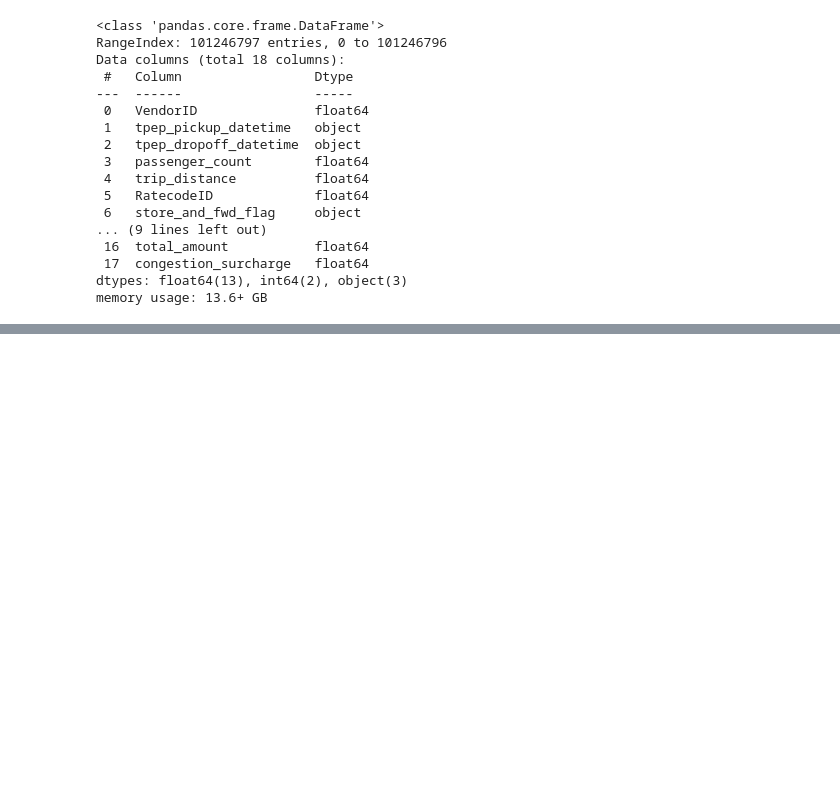
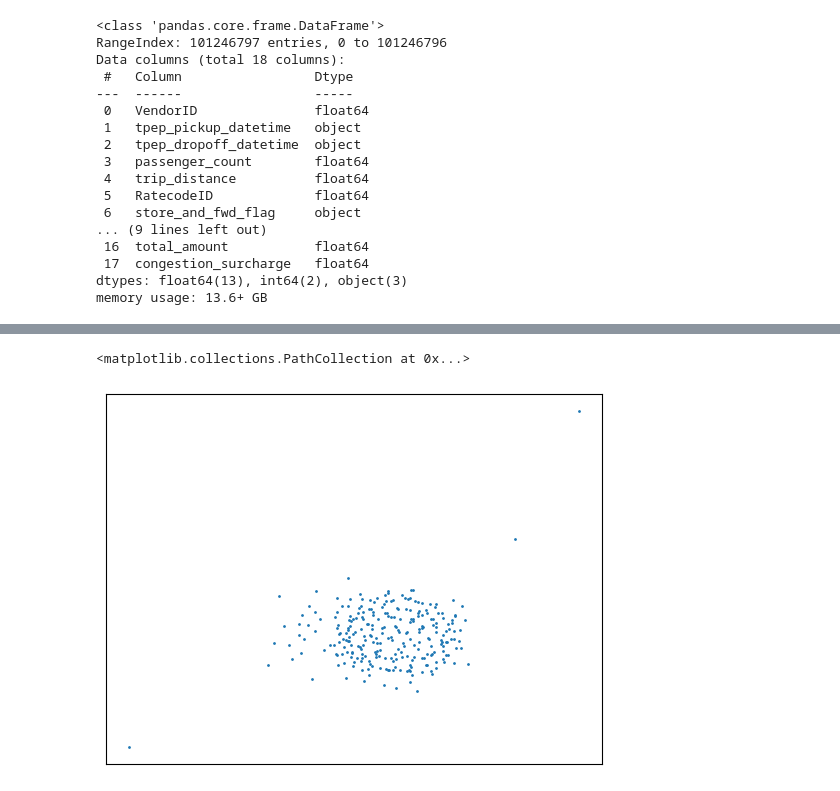
Before and after one commit to XDEBUF/spacio-temporal, a Jupyter notebook: spacio-temporal.ipynb, the cells around one changed output, grey strips where cells are left out. Saved outputs shown, nothing was run; the diff lists cells and outputs as text; code cells hidden in the pictures; blank space fills up the shorter version.

```diff
--- a/spacio-temporal.ipynb
+++ b/spacio-temporal.ipynb
@@ -62,0 +64,5 @@ nx.draw(G, with_labels = True)
+# %%
+nx.draw_networkx_nodes(G, pos=nx.spring_layout(G), node_size=1)
+# %% [output]
+<matplotlib.collections.PathCollection at 0x...>
+[figure, added]
```
Also changed, not shown: parts of 4 cells of this notebook.
